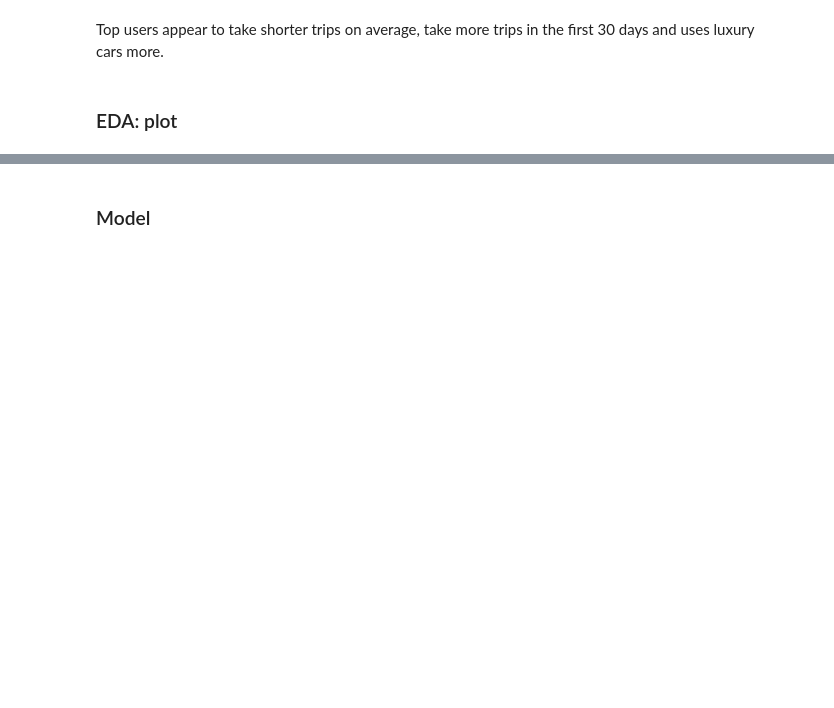
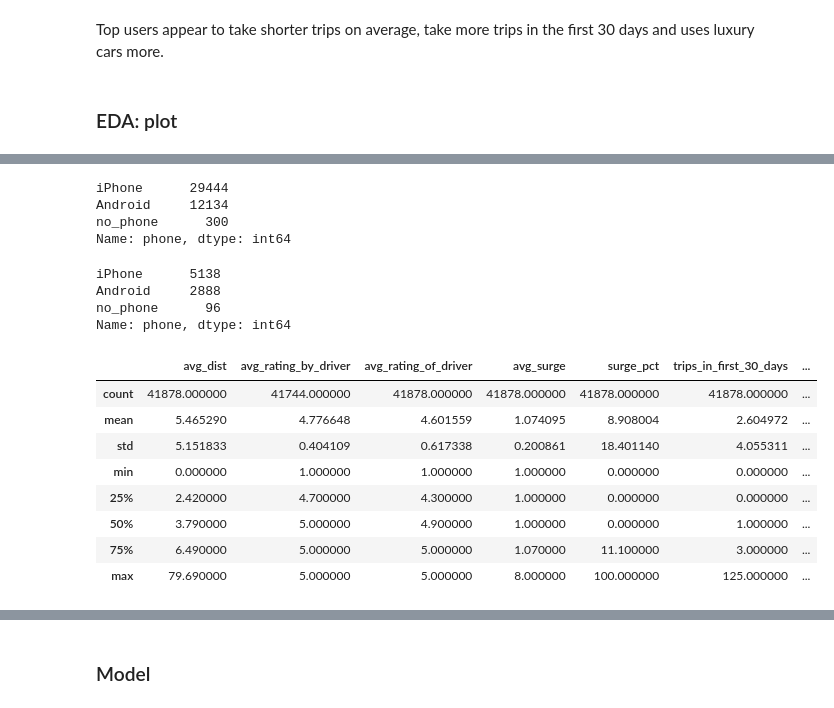
Before and after one commit to gogowenzhang/ride-sharing-churn-prediction, a Jupyter notebook: churn_prediction.ipynb, the cells around one changed output, grey strips where cells are left out. Saved outputs shown, nothing was run; the diff lists cells and outputs as text; code cells hidden in the pictures; blank space fills up the shorter version.

```diff
--- a/churn_prediction.ipynb
+++ b/churn_prediction.ipynb
@@ -238,0 +297,26 @@ plt.show()
+# %%
+df[df.avg_rating_of_driver.notnull()].phone.map(lambda x: x)
+# %% [output]
+iPhone      29444
+Android     12134
+no_phone      300
+Name: phone, dtype: int64
+# %%
+df[df.avg_rating_of_driver.isnull()].phone.value_counts()
+# %% [output]
+iPhone      5138
+Android     2888
+no_phone      96
+Name: phone, dtype: int64
+# %%
+df[df.avg_rating_of_driver.notnull()].describe()
+# %% [output]
+|  | avg_dist | avg_rating_by_driver | avg_rating_of_driver | avg_surge | surge_pct | trips_in_first_30_days | ... |
+| count | 41878.000000 | 41744.000000 | 41878.000000 | 41878.000000 | 41878.000000 | 41878.000000 | ... |
+| mean | 5.465290 | 4.776648 | 4.601559 | 1.074095 | 8.908004 | 2.604972 | ... |
+| std | 5.151833 | 0.404109 | 0.617338 | 0.200861 | 18.401140 | 4.055311 | ... |
+| min | 0.000000 | 1.000000 | 1.000000 | 1.000000 | 0.000000 | 0.000000 | ... |
+| 25% | 2.420000 | 4.700000 | 4.300000 | 1.000000 | 0.000000 | 0.000000 | ... |
+| 50% | 3.790000 | 5.000000 | 4.900000 | 1.000000 | 0.000000 | 1.000000 | ... |
+| 75% | 6.490000 | 5.000000 | 5.000000 | 1.070000 | 11.100000 | 3.000000 | ... |
+| max | 79.690000 | 5.000000 | 5.000000 | 8.000000 | 100.000000 | 125.000000 | ... |
```
Also changed, not shown: parts of 18 cells of this notebook.
